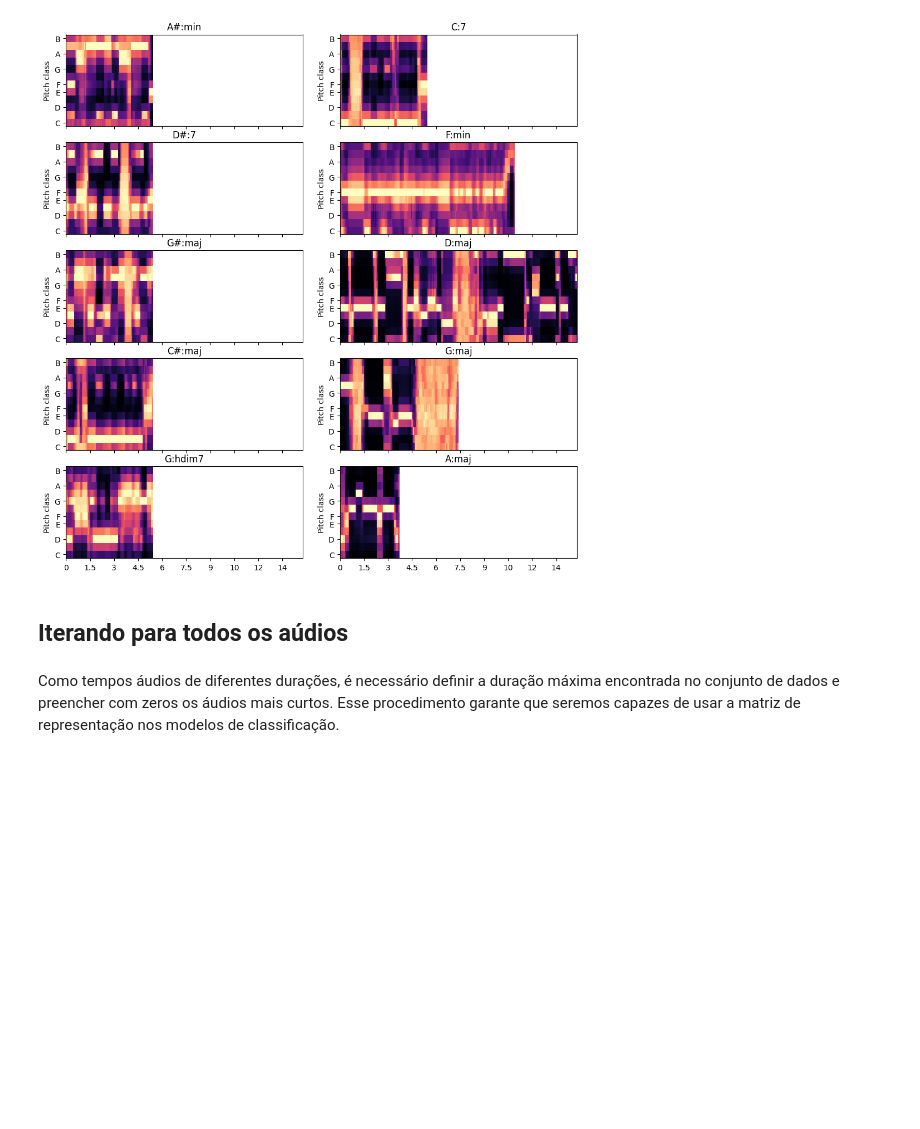
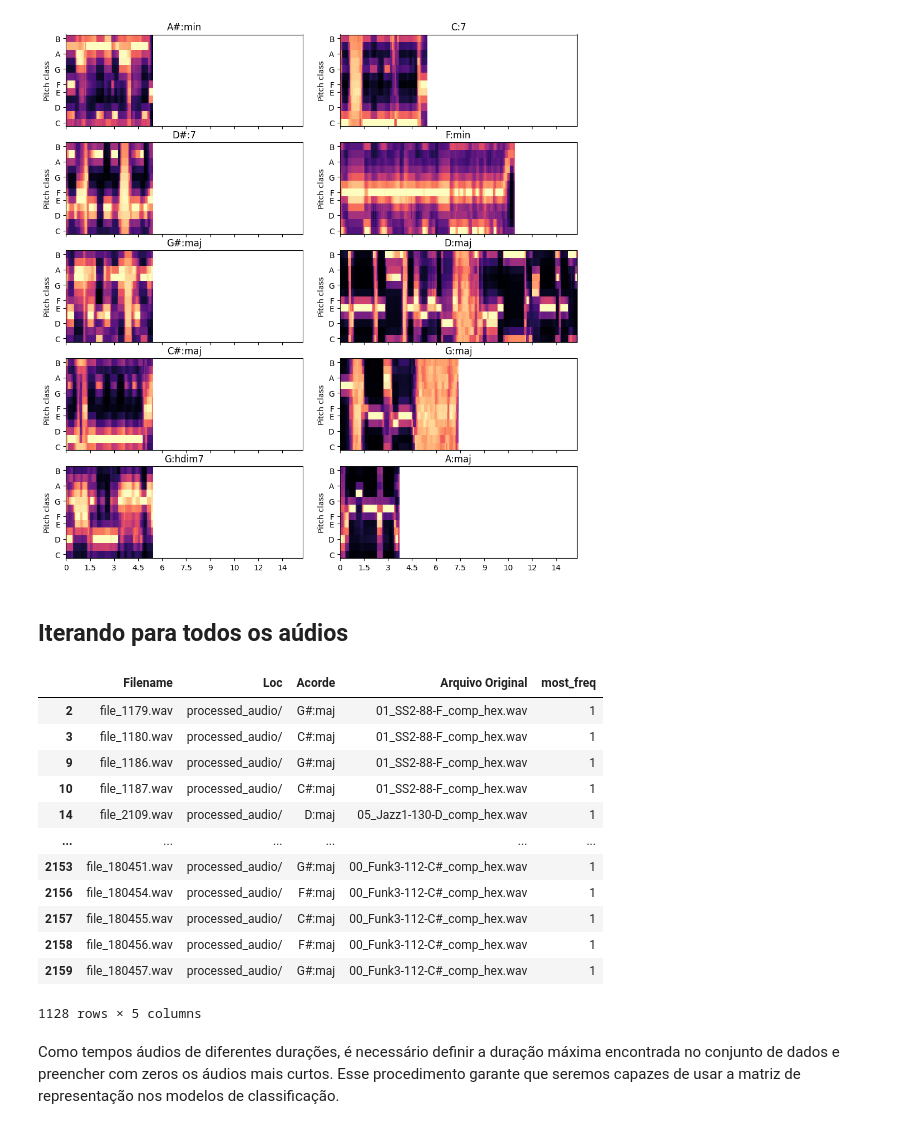
Before and after one commit to derSchmetterling/chord_recognition, a Jupyter notebook: PCP.ipynb, the cells around one changed output. Drawn from its saved outputs; the diff is of its cells as text; code cells hidden in the pictures; blank space fills up the shorter version.

```diff
--- a/PCP.ipynb
+++ b/PCP.ipynb
@@ -34,10 +38,10 @@ X = librosa.stft(x)
 # %% [markdown]
 ## Pitch Class Profile
 # %%
-df = pd.read_csv('metadata_final.csv', sep = ',')
-#df_chords = df[df['most_freq'] == 1]
+df = pd.read_csv('metadata_freq.csv', sep = ',')
+df_chords = df[df['most_freq'] == 1]
 
-df_chords = df
+#df_chords = df
 
 
 most_freq = df_chords['Acorde'].unique()
@@ -149,6 +153,22 @@ def get_label(filepath):
     chord = metadata[metadata['Filename'] == filename]['Acorde'].values[0]
 
     return chord
+# %%
+df_chords
+# %% [output]
+|  | Filename | Loc | Acorde | Arquivo Original | most_freq |
+| 2 | file_1179.wav | processed_audio/ | G#:maj | 01_SS2-88-F_comp_hex.wav | 1 |
+| 3 | file_1180.wav | processed_audio/ | C#:maj | 01_SS2-88-F_comp_hex.wav | 1 |
+| 9 | file_1186.wav | processed_audio/ | G#:maj | 01_SS2-88-F_comp_hex.wav | 1 |
+| 10 | file_1187.wav | processed_audio/ | C#:maj | 01_SS2-88-F_comp_hex.wav | 1 |
+| 14 | file_2109.wav | processed_audio/ | D:maj | 05_Jazz1-130-D_comp_hex.wav | 1 |
+| ... | ... | ... | ... | ... | ... |
+| 2153 | file_180451.wav | processed_audio/ | G#:maj | 00_Funk3-112-C#_comp_hex.wav | 1 |
+| 2156 | file_180454.wav | processed_audio/ | F#:maj | 00_Funk3-112-C#_comp_hex.wav | 1 |
+| 2157 | file_180455.wav | processed_audio/ | C#:maj | 00_Funk3-112-C#_comp_hex.wav | 1 |
+| 2158 | file_180456.wav | processed_audio/ | F#:maj | 00_Funk3-112-C#_comp_hex.wav | 1 |
+| 2159 | file_180457.wav | processed_audio/ | G#:maj | 00_Funk3-112-C#_comp_hex.wav | 1 |
+1128 rows × 5 columns
 # %%
 filepaths = audio_fpath + df_chords['Filename']
 
```
Also changed, not shown: parts of 3 cells of this notebook, 4 other files.
